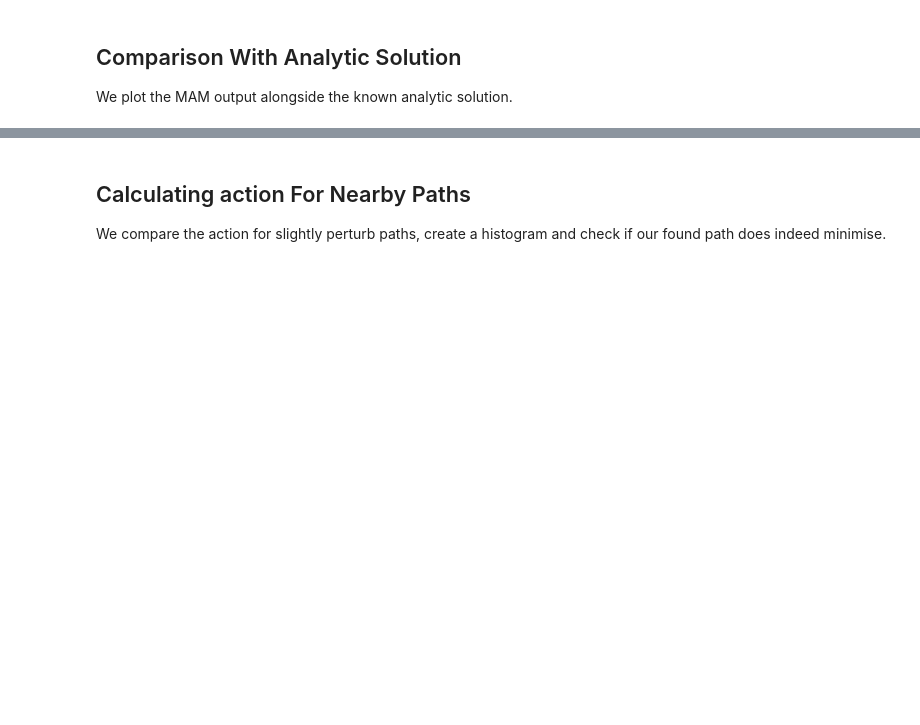
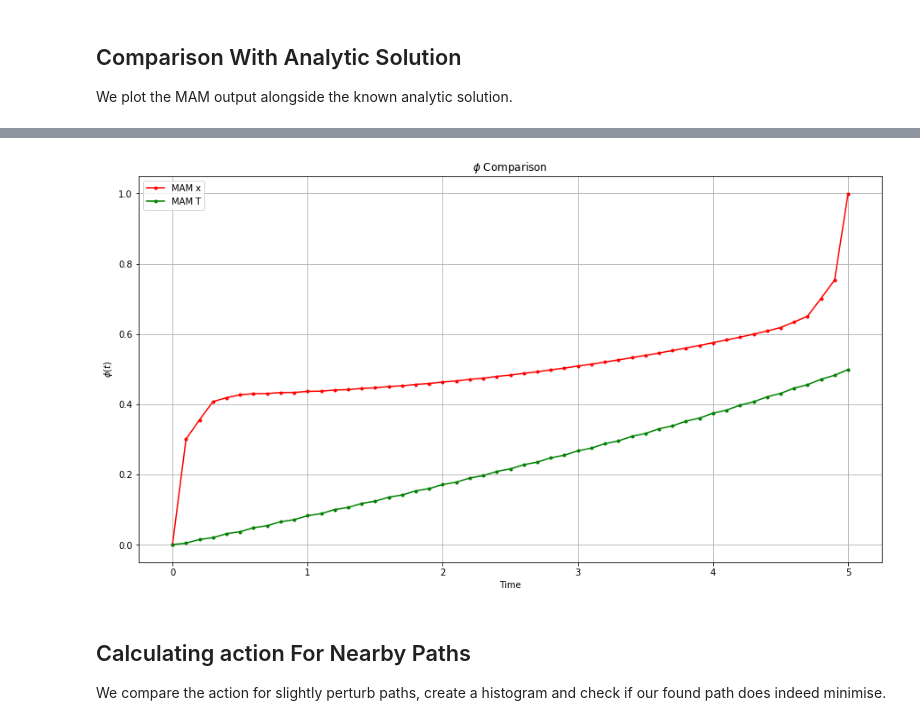
Before and after one commit to CalvinNesbitt/L96-EBM-Instanton, a Jupyter notebook: MAM-Test-Problems/2D-OU/2D-OU-MAM.ipynb, the cells around one changed output, grey strips where cells are left out. Saved outputs shown, nothing was run; the diff lists cells and outputs as text; code cells hidden in the pictures; blank space fills up the shorter version.

```diff
--- a/MAM-Test-Problems/2D-OU/2D-OU-MAM.ipynb
+++ b/MAM-Test-Problems/2D-OU/2D-OU-MAM.ipynb
@@ -155,3 +155,20 @@ fig.show()
+# %%
+# MAM Plot
+
+fig, ax = plt.subplots(figsize=(15, 8))
+
+ax.grid()
+ax.set_title('$\\phi$ Comparison')
+ax.plot(time, ou_mam.instanton[:, 0], 'r.-', label = 'MAM x')
+
+ax.plot(time, ou_mam.instanton[:, 1], 'g.-', label = 'MAM T')
+
+ax.set_xlabel('Time')
+ax.set_ylabel('$\\phi(t)$')
+ax.legend()
+fig.show()
+# %% [output]
+[figure, added]
 # %% [markdown]
 ## Calculating action For Nearby Paths
 
```
Also changed, not shown: parts of 5 cells of this notebook, 8 other files.
